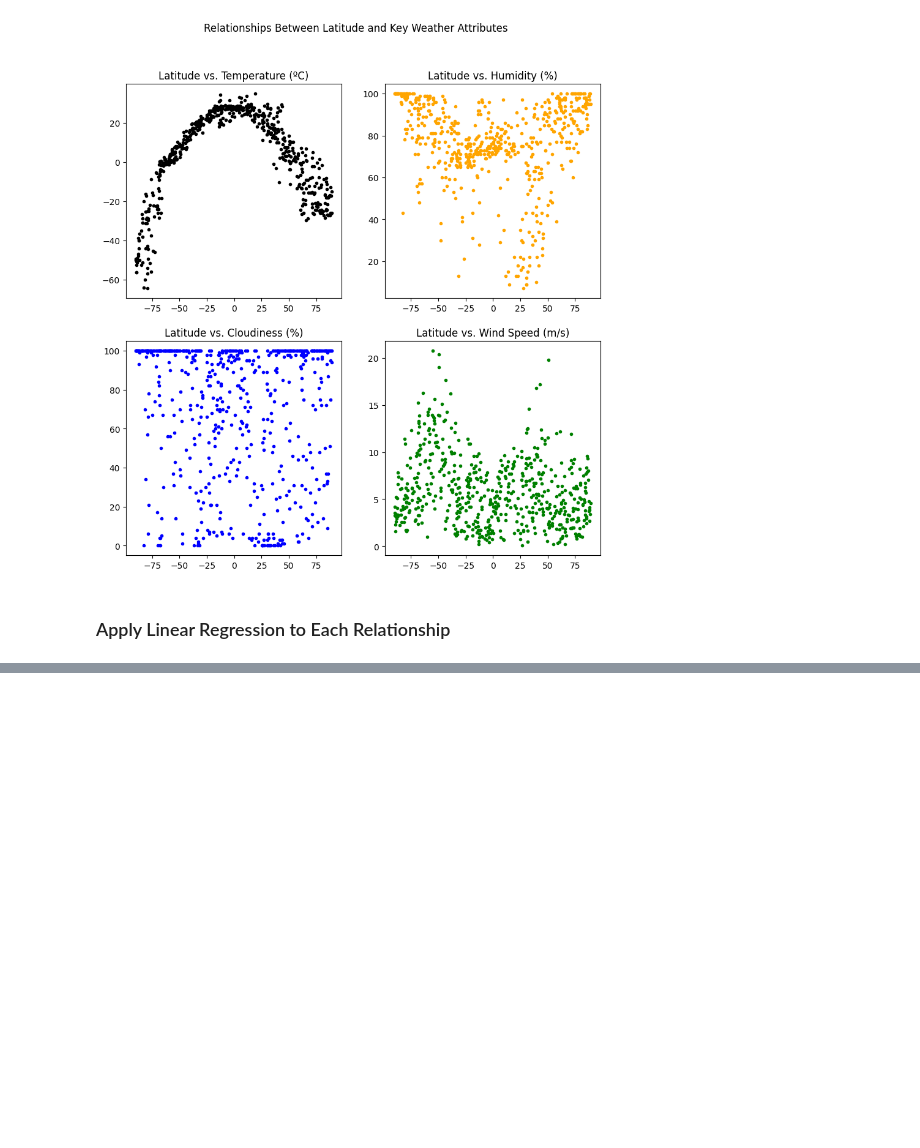
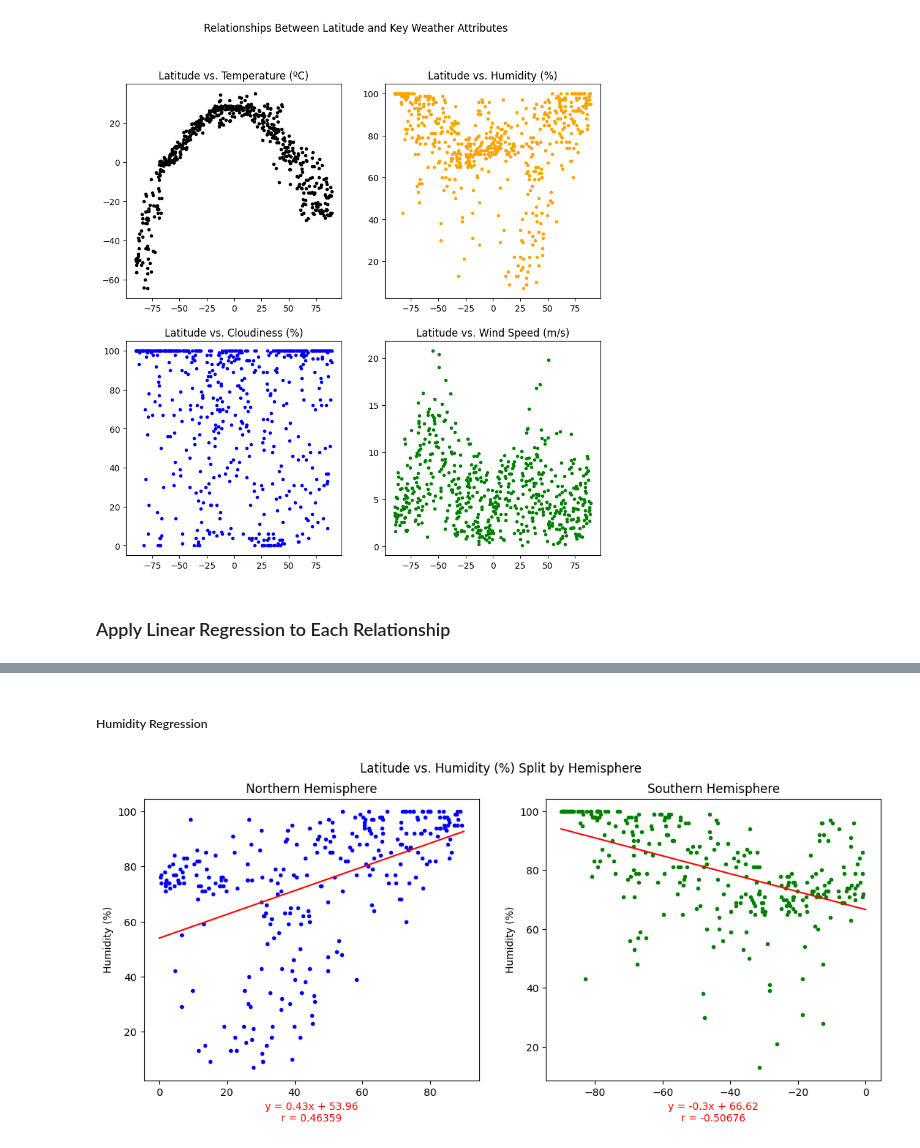
Before and after one commit to dmldatasci/citipy-geoapify-apis, a Jupyter notebook: WeatherPy.ipynb, the cells around one changed output, grey strips where cells are left out. Saved outputs shown, nothing was run; the diff lists cells and outputs as text; code cells hidden in the pictures; blank space fills up the shorter version.

```diff
--- a/WeatherPy.ipynb
+++ b/WeatherPy.ipynb
@@ -208,0 +212,7 @@ HemiRegress(city_weather_df['Latitude'], city_weather_df['Temperature (Max)'] -
+# %% [markdown]
+##### Humidity Regression
+# %%
+# call our splitting and regression function with the humidity attribute
+HemiRegress(city_weather_df['Latitude'], city_weather_df['Humidity'].rename('Humidity (%)'))
+# %% [output]
+[figure, added]
```
Also changed, not shown: parts of 7 cells of this notebook.
